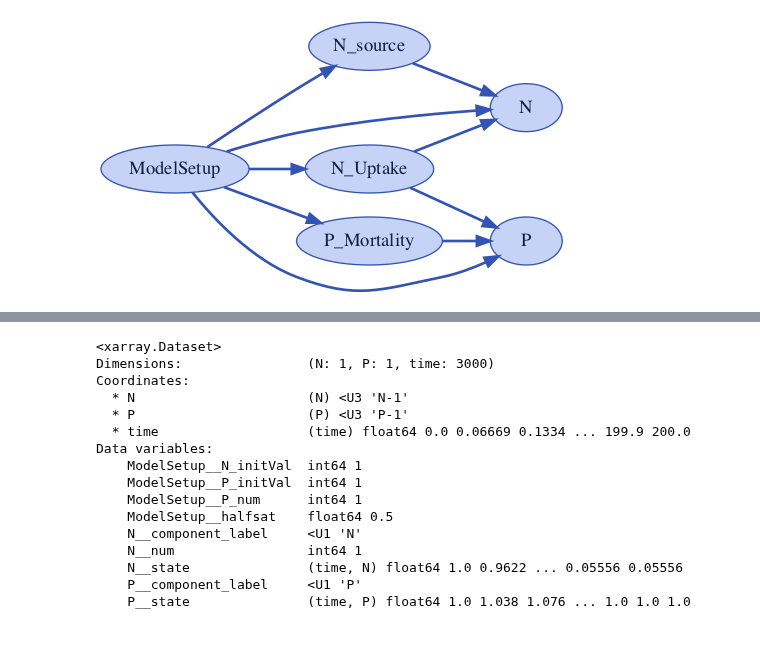
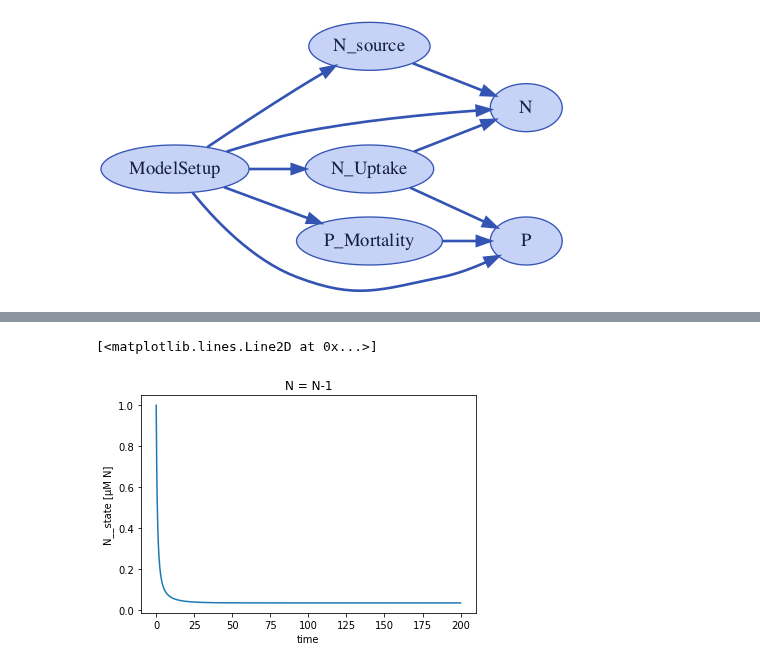
Before and after one commit to ben1post/kaweahcode, a Jupyter notebook: phydra_OSM/new_Phydra_construct/FirstChemostatPrototype_phydra0.3_crackit.ipynb, the cells around one changed output, grey strips where cells are left out. Cells and saved outputs as stored; diff of their text form; code cells hidden in the pictures; blank space fills up the shorter version.

```diff
--- a/phydra_OSM/new_Phydra_construct/FirstChemostatPrototype_phydra0.3_crackit.ipynb
+++ b/phydra_OSM/new_Phydra_construct/FirstChemostatPrototype_phydra0.3_crackit.ipynb
@@ -214,19 +410,5 @@ out_ds.P__state.plot.line(x='time')
 # %%
-out_ds
+out_ds.N__state.plot()
 # %% [output]
-<xarray.Dataset>
-Dimensions:                (N: 1, P: 1, time: 3000)
-Coordinates:
-  * N                      (N) <U3 'N-1'
-  * P                      (P) <U3 'P-1'
-  * time                   (time) float64 0.0 0.06669 0.1334 ... 199.9 200.0
-Data variables:
-    ModelSetup__N_initVal  int64 1
-    ModelSetup__P_initVal  int64 1
-    ModelSetup__P_num      int64 1
-    ModelSetup__halfsat    float64 0.5
-    N__component_label     <U1 'N'
-    N__num                 int64 1
-    N__state               (time, N) float64 1.0 0.9622 ... 0.05556 0.05556
-    P__component_label     <U1 'P'
-    P__state               (time, P) float64 1.0 1.038 1.076 ... 1.0 1.0 1.0
+[<matplotlib.lines.Line2D at 0x...>]
+[figure, added]
```
Also changed, not shown: parts of 21 cells of this notebook.
